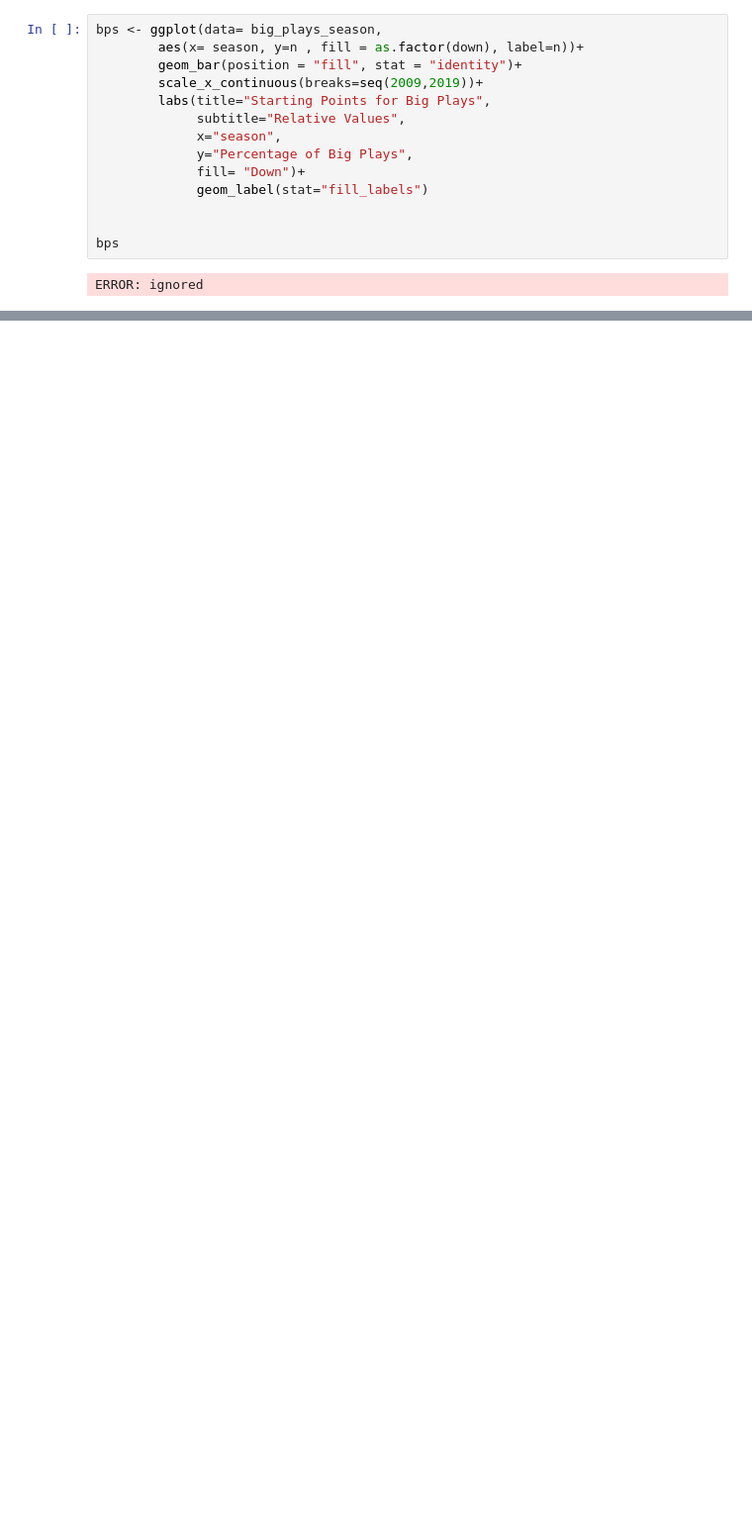
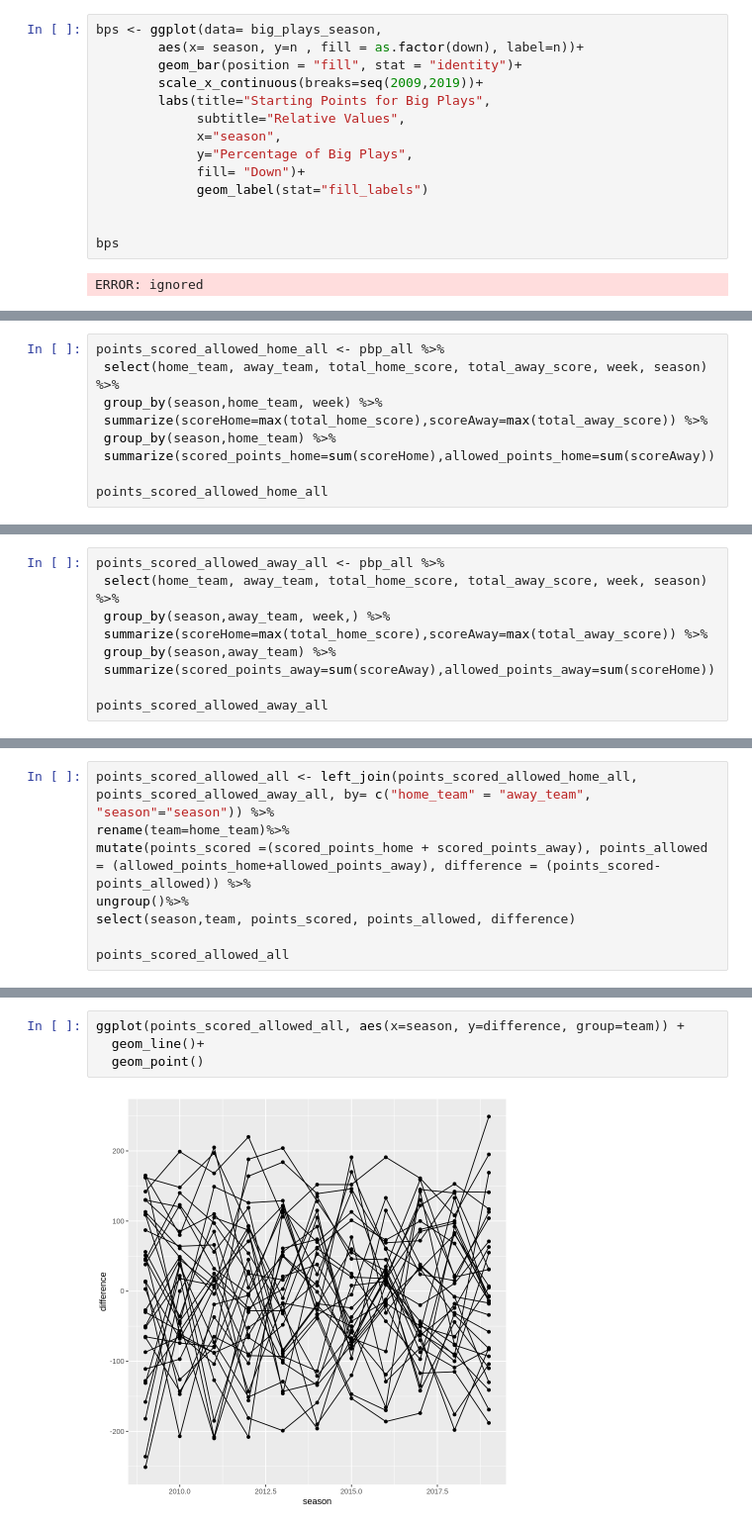
Before and after one commit to rennerm1/NFL-Data-Science-Project, a Jupyter notebook: Untitled6.ipynb, the cells around one changed output, grey strips where cells are left out. Shown at 99% size. Cells and saved outputs as stored; diff of their text form; blank space fills up the shorter version.

```diff
--- a/Untitled6.ipynb
+++ b/Untitled6.ipynb
@@ -409,0 +423,9 @@ ERROR: ignored
+# %%
+points_scored_allowed_home_all <- pbp_all %>%
+ select(home_team, away_team, total_home_score, total_away_score, week, season) %>%
+ group_by(season,home_team, week) %>%
+ summarize(scoreHome=max(total_home_score),scoreAway=max(total_away_score)) %>%
+ group_by(season,home_team) %>%
+ summarize(scored_points_home=sum(scoreHome),allowed_points_home=sum(scoreAway))
+
+points_scored_allowed_home_all
@@ -409,0 +455,9 @@ ERROR: ignored
+# %%
+points_scored_allowed_away_all <- pbp_all %>%
+ select(home_team, away_team, total_home_score, total_away_score, week, season) %>%
+ group_by(season,away_team, week,) %>%
+ summarize(scoreHome=max(total_home_score),scoreAway=max(total_away_score)) %>%
+ group_by(season,away_team) %>%
+ summarize(scored_points_away=sum(scoreAway),allowed_points_away=sum(scoreHome))
+
+points_scored_allowed_away_all
@@ -409,0 +487,8 @@ ERROR: ignored
+# %%
+points_scored_allowed_all <- left_join(points_scored_allowed_home_all, points_scored_allowed_away_all, by= c("home_team" = "away_team", "season"="season")) %>%
+rename(team=home_team)%>%
+mutate(points_scored =(scored_points_home + scored_points_away), points_allowed = (allowed_points_home+allowed_points_away), difference = (points_scored-points_allowed)) %>%
+ungroup()%>%
+select(season,team, points_scored, points_allowed, difference)
+
+points_scored_allowed_all
@@ -409,0 +515,6 @@ ERROR: ignored
+# %%
+ggplot(points_scored_allowed_all, aes(x=season, y=difference, group=team)) +
+  geom_line()+
+  geom_point()
+# %% [output]
+[figure, added]
```
Also changed, not shown: parts of 7 cells of this notebook.
